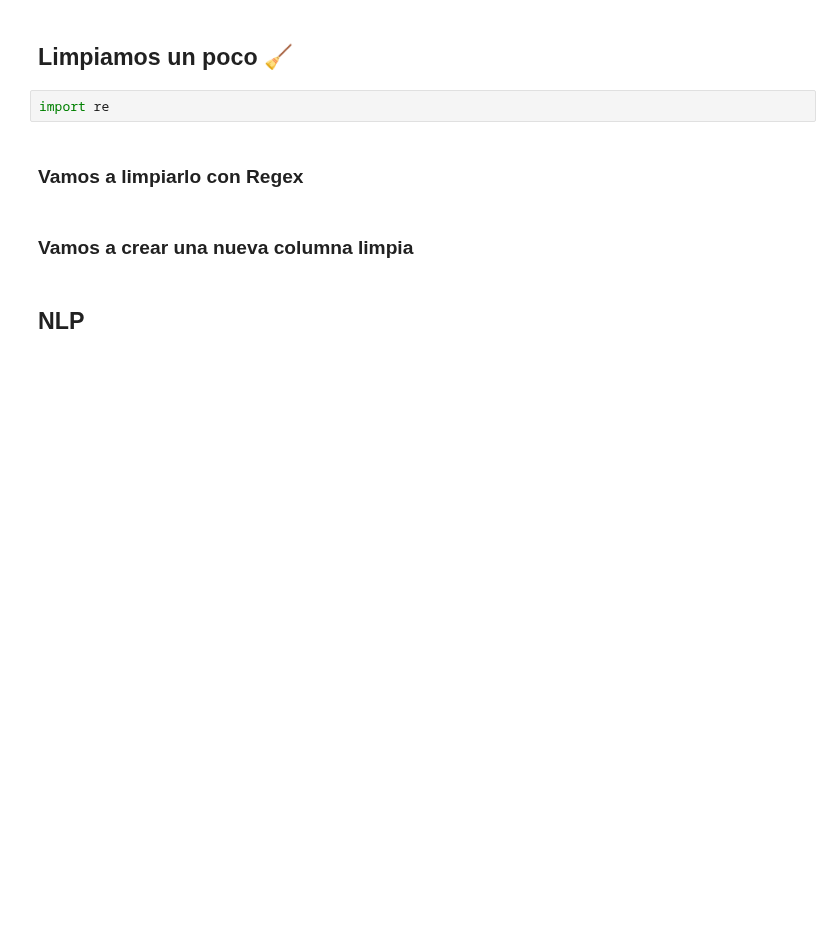
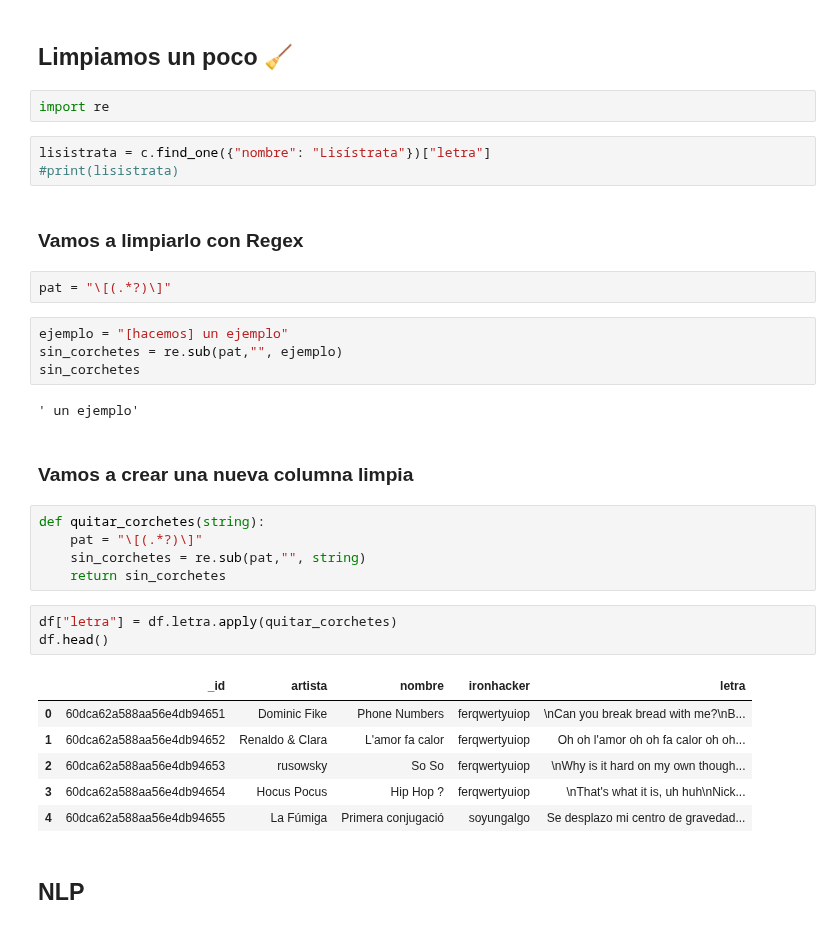
Before and after one commit to Ironhack-Data-Madrid-Febrero-2021/Classroom-Materials, a Jupyter notebook: ETL/NLP.ipynb, the cells around one changed output. Drawn from its saved outputs; the diff is of its cells as text; blank space fills up the shorter version.

```diff
--- a/ETL/NLP.ipynb
+++ b/ETL/NLP.ipynb
@@ -39,10 +77,36 @@ import pandas as pd
 ## Limpiamos un poco 🧹
 # %%
 import re
+# %%
+lisistrata = c.find_one({"nombre": "Lisístrata"})["letra"]
+#print(lisistrata)
 # %% [markdown]
 ### Vamos a limpiarlo con Regex
+# %%
+pat = "\[(.*?)\]"
+# %%
+ejemplo = "[hacemos] un ejemplo"
+sin_corchetes = re.sub(pat,"", ejemplo)
+sin_corchetes
+# %% [output]
+' un ejemplo'
 # %% [markdown]
 ### Vamos a crear una nueva columna limpia
+# %%
+def quitar_corchetes(string):
+    pat = "\[(.*?)\]"
+    sin_corchetes = re.sub(pat,"", string)
+    return sin_corchetes
+# %%
+df["letra"] = df.letra.apply(quitar_corchetes)
+df.head()
+# %% [output]
+|  | _id | artista | nombre | ironhacker | letra |
+| 0 | 60dca62a588aa56e4db94651 | Dominic Fike | Phone Numbers | ferqwertyuiop | \nCan you break bread with me?\nB... |
+| 1 | 60dca62a588aa56e4db94652 | Renaldo & Clara | L'amor fa calor | ferqwertyuiop | Oh oh l'amor oh oh fa calor oh oh... |
+| 2 | 60dca62a588aa56e4db94653 | rusowsky | So So | ferqwertyuiop | \nWhy is it hard on my own though... |
+| 3 | 60dca62a588aa56e4db94654 | Hocus Pocus | Hip Hop ? | ferqwertyuiop | \nThat's what it is, uh huh\nNick... |
+| 4 | 60dca62a588aa56e4db94655 | La Fúmiga | Primera conjugació | soyungalgo | Se desplazo mi centro de gravedad... |
 # %% [markdown]
 ## NLP
 # %% [markdown]
```
Also changed, not shown: parts of 28 cells of this notebook, 2 other files.
